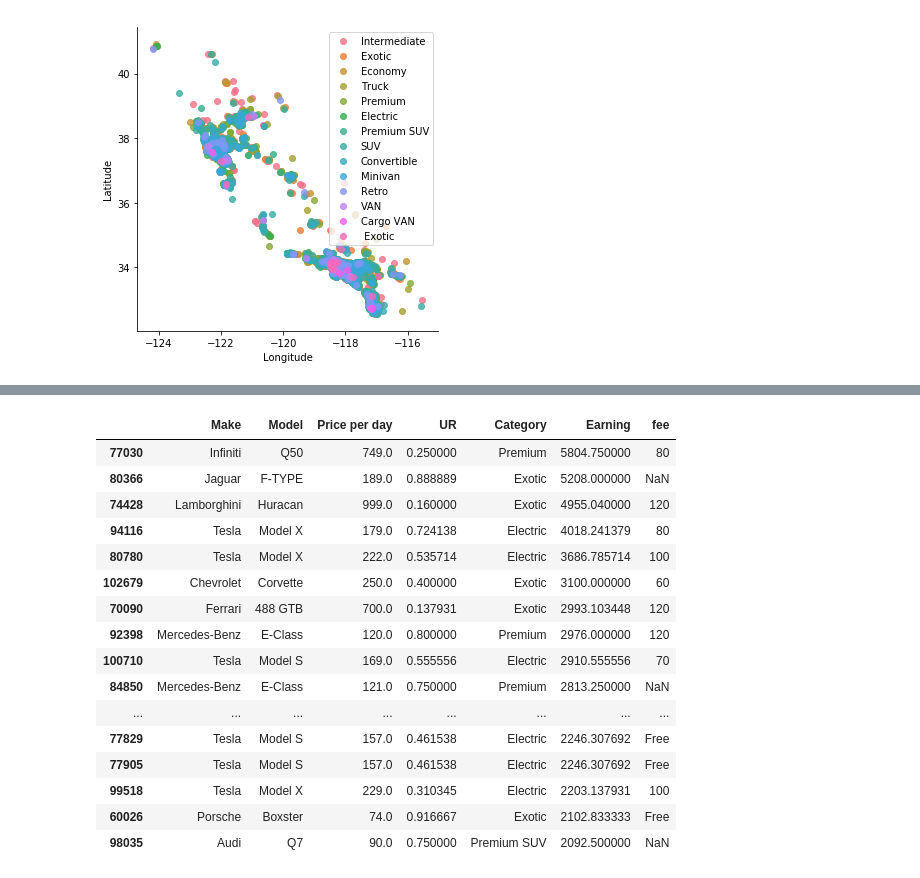
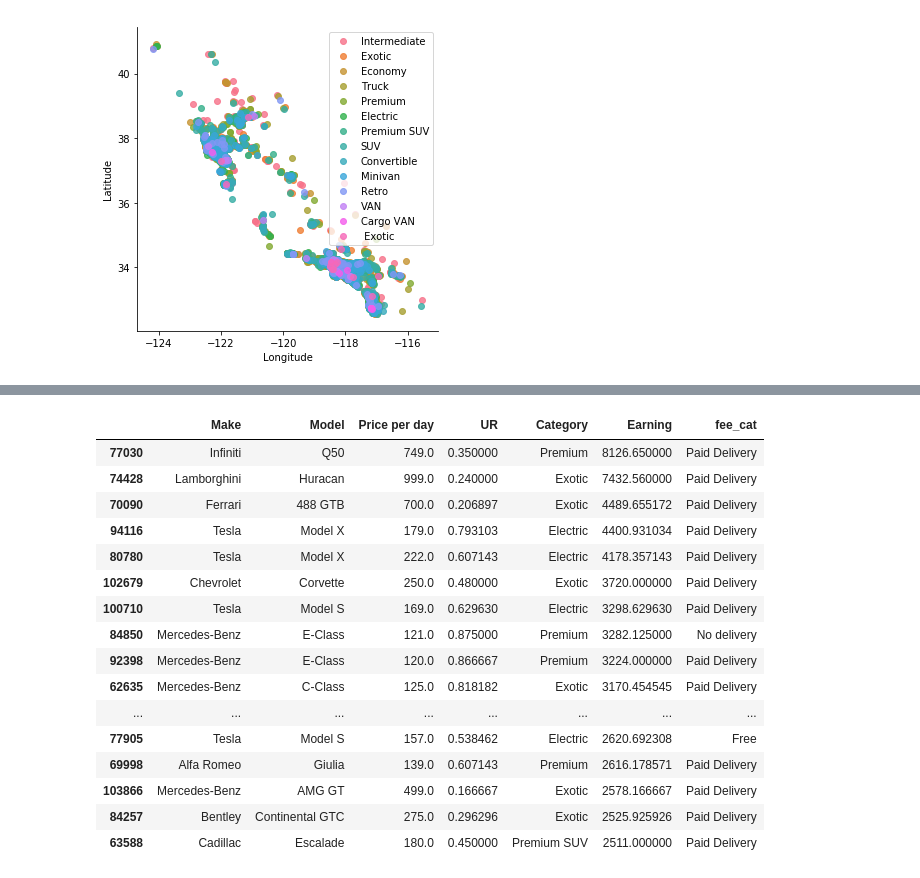
Before and after one commit to leravalencia/experiment, a Jupyter notebook: CAPSTONE 2 REPORT.ipynb, the cells around one changed output, grey strips where cells are left out. Cells and saved outputs as stored; diff of their text form; code cells hidden in the pictures.

```diff
--- a/CAPSTONE 2 REPORT.ipynb
+++ b/CAPSTONE 2 REPORT.ipynb
@@ -124,0 +116,28 @@ TypeError: cannot convert the series to <class 'float'>
+# %%
+#replace 'free' into int
+df['fee'] = df['fee'].replace(to_replace =['Free'],
+                  value = '-999')
+# %%
+#convert to Int
+df['fee'] = df['fee'].astype(int)
+# %%
+# Create a list to store the data
+fee_cat = []
+
+# For each row in the column,
+for row in df['fee']:
+    # if more than a value,
+    if row > 0:
+        # Append a letter grade
+        fee_cat.append('Paid Delivery')
+    # else, if free,
+    elif row < 0:
+        # Append a letter grade
+        fee_cat.append('Free')
+    # otherwise,
+    else:
+        # Append a failing grade
+       fee_cat.append('No delivery')
+
+# Create a column from the list
+df['fee_cat'] = fee_cat
@@ -125,4 +164,6 @@ TypeError: cannot convert the series to <class 'float'>
 # %%
 #Utilisation rate - % of month that car has been rented, drop all null
-df['UR'] = ((df['Occupancy Mar 18'] - df['Unavailable by owner Mar18']))/((31-df['Unavailable by owner Mar18']))
-#drop null, more than 1 and less than 0
+df['UR'] = ((df['Occupancy Mar 18']+2 - df['Unavailable by owner Mar18']))/((31-df['Unavailable by owner Mar18']))
+#remove null
+df = df[pd.to_numeric(df['UR'], errors='coerce').notnull()]
+df['UR']
@@ -155,26 +214,27 @@ df.replace([np.inf, -np.inf], np.nan).dropna(subset=["UR"], how="all")
 # %%
 #TOP 10 cars by earnings/month in Mar 2018
 df['Earning'] = df['UR'] * 31*df['Price per day']
-dfs = df [['Make', 'Model','Price per day', 'UR','Category', 'Earning', 'fee']]
-dfs.nlargest(20, ['Earning'])
+dfs = df [['Make', 'Model','Price per day', 'UR','Category', 'Earning', 'fee_cat']]
+dfl = dfs.nlargest(20, ['Earning'])
+dfl
 # %% [output]
-|  | Make | Model | Price per day | UR | Category | Earning | fee |
-| 77030 | Infiniti | Q50 | 749.0 | 0.250000 | Premium | 5804.750000 | 80 |
-| 80366 | Jaguar | F-TYPE | 189.0 | 0.888889 | Exotic | 5208.000000 | NaN |
-| 74428 | Lamborghini | Huracan | 999.0 | 0.160000 | Exotic | 4955.040000 | 120 |
-| 94116 | Tesla | Model X | 179.0 | 0.724138 | Electric | 4018.241379 | 80 |
-| 80780 | Tesla | Model X | 222.0 | 0.535714 | Electric | 3686.785714 | 100 |
-| 102679 | Chevrolet | Corvette | 250.0 | 0.400000 | Exotic | 3100.000000 | 60 |
-| 70090 | Ferrari | 488 GTB | 700.0 | 0.137931 | Exotic | 2993.103448 | 120 |
-| 92398 | Mercedes-Benz | E-Class | 120.0 | 0.800000 | Premium | 2976.000000 | 120 |
-| 100710 | Tesla | Model S | 169.0 | 0.555556 | Electric | 2910.555556 | 70 |
-| 84850 | Mercedes-Benz | E-Class | 121.0 | 0.750000 | Premium | 2813.250000 | NaN |
+|  | Make | Model | Price per day | UR | Category | Earning | fee_cat |
+| 77030 | Infiniti | Q50 | 749.0 | 0.350000 | Premium | 8126.650000 | Paid Delivery |
+| 74428 | Lamborghini | Huracan | 999.0 | 0.240000 | Exotic | 7432.560000 | Paid Delivery |
+| 70090 | Ferrari | 488 GTB | 700.0 | 0.206897 | Exotic | 4489.655172 | Paid Delivery |
+| 94116 | Tesla | Model X | 179.0 | 0.793103 | Electric | 4400.931034 | Paid Delivery |
+| 80780 | Tesla | Model X | 222.0 | 0.607143 | Electric | 4178.357143 | Paid Delivery |
+| 102679 | Chevrolet | Corvette | 250.0 | 0.480000 | Exotic | 3720.000000 | Paid Delivery |
+| 100710 | Tesla | Model S | 169.0 | 0.629630 | Electric | 3298.629630 | Paid Delivery |
+| 84850 | Mercedes-Benz | E-Class | 121.0 | 0.875000 | Premium | 3282.125000 | No delivery |
+| 92398 | Mercedes-Benz | E-Class | 120.0 | 0.866667 | Premium | 3224.000000 | Paid Delivery |
+| 62635 | Mercedes-Benz | C-Class | 125.0 | 0.818182 | Exotic | 3170.454545 | Paid Delivery |
 | ... | ... | ... | ... | ... | ... | ... | ... |
-| 77829 | Tesla | Model S | 157.0 | 0.461538 | Electric | 2246.307692 | Free |
-| 77905 | Tesla | Model S | 157.0 | 0.461538 | Electric | 2246.307692 | Free |
-| 99518 | Tesla | Model X | 229.0 | 0.310345 | Electric | 2203.137931 | 100 |
-| 60026 | Porsche | Boxster | 74.0 | 0.916667 | Exotic | 2102.833333 | Free |
-| 98035 | Audi | Q7 | 90.0 | 0.750000 | Premium SUV | 2092.500000 | NaN |
+| 77905 | Tesla | Model S | 157.0 | 0.538462 | Electric | 2620.692308 | Free |
+| 69998 | Alfa Romeo | Giulia | 139.0 | 0.607143 | Premium | 2616.178571 | Paid Delivery |
+| 103866 | Mercedes-Benz | AMG GT | 499.0 | 0.166667 | Exotic | 2578.166667 | Paid Delivery |
+| 84257 | Bentley | Continental GTC | 275.0 | 0.296296 | Exotic | 2525.925926 | Paid Delivery |
+| 63588 | Cadillac | Escalade | 180.0 | 0.450000 | Premium SUV | 2511.000000 | Paid Delivery |
 # %%
 (df.groupby('Category')['UR']
  .agg(['mean'])
```
Also changed, not shown: parts of 15 cells of this notebook.
